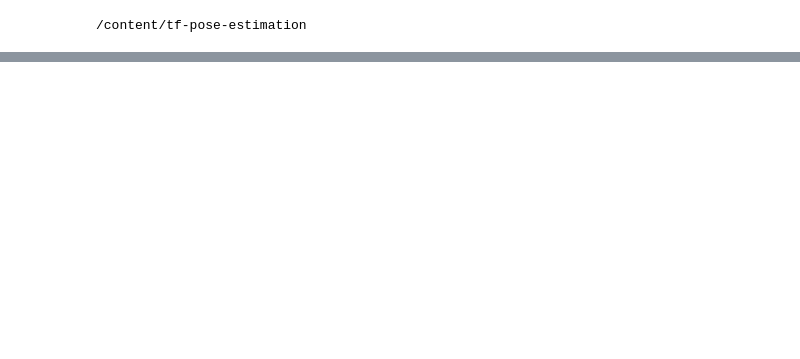
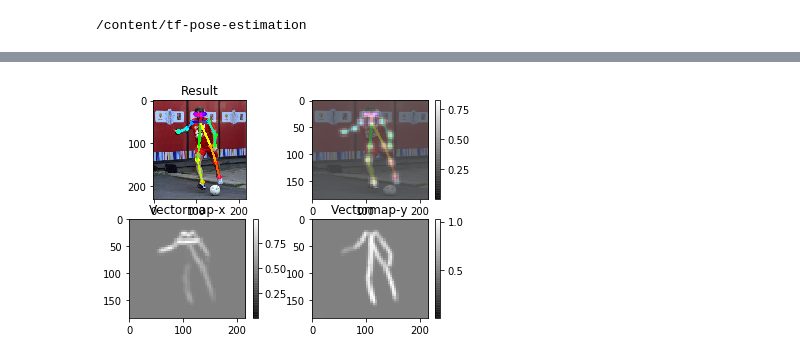
Before and after one commit to fubarlabs/aistudygroup, a Jupyter notebook: pose_estimation.ipynb, the cells around one changed output, grey strips where cells are left out. Cells and saved outputs as stored; diff of their text form; code cells hidden in the pictures; blank space fills up the shorter version.

```diff
--- a/pose_estimation.ipynb
+++ b/pose_estimation.ipynb
@@ -184,0 +146,95 @@ logger = logging.getLogger('TfPoseEstimatorRun')
+# %%
+
+
+import argparse
+import logging
+import sys
+import time
+
+from tf_pose import common
+import cv2
+import numpy as np
+from tf_pose.estimator import TfPoseEstimator
+from tf_pose.networks import get_graph_path, model_wh
+
+logger = logging.getLogger('TfPoseEstimatorRun')
+logger.handlers.clear()
+logger.setLevel(logging.DEBUG)
+ch = logging.StreamHandler()
+ch.setLevel(logging.DEBUG)
+formatter = logging.Formatter('[%(asctime)s] [%(name)s] [%(levelname)s] %(message)s')
+ch.setFormatter(formatter)
+logger.addHandler(ch)
+
+
+if __name__ == '__main__':
+
+    class args:
+      model = ""
+      resize = ""
+      images = ""
+      resize_out_ratio = 4.0
+
+    args.model = "mobilenet_thin"
+    args.resize= "432x368"
+    args.image="./images/p1.jpg"
+
+    w, h = model_wh(args.resize)
+    if w == 0 or h == 0:
+        e = TfPoseEstimator(get_graph_path(args.model), target_size=(432, 368))
+    else:
+        e = TfPoseEstimator(get_graph_path(args.model), target_size=(w, h))
+
+    # estimate human poses from a single image !
+    image = common.read_imgfile(args.image, None, None)
+    if image is None:
+        logger.error('Image can not be read, path=%s' % args.image)
+        sys.exit(-1)
+
+    t = time.time()
+    humans = e.inference(image, resize_to_default=(w > 0 and h > 0), upsample_size=args.resize_out_ratio)
+    elapsed = time.time() - t
+
+    logger.info('inference image: %s in %.4f seconds.' % (args.image, elapsed))
+
+    image = TfPoseEstimator.draw_humans(image, humans, imgcopy=False)
+
+    try:
+        import matplotlib.pyplot as plt
+
+        fig = plt.figure()
+        a = fig.add_subplot(2, 2, 1)
+        a.set_title('Result')
+        plt.imshow(cv2.cvtColor(image, cv2.COLOR_BGR2RGB))
+
+        bgimg = cv2.cvtColor(image.astype(np.uint8), cv2.COLOR_BGR2RGB)
+        bgimg = cv2.resize(bgimg, (e.heatMat.shape[1], e.heatMat.shape[0]), interpolation=cv2.INTER_AREA)
+
+        # show network output
+        a = fig.add_subplot(2, 2, 2)
+        plt.imshow(bgimg, alpha=0.5)
+        tmp = np.amax(e.heatMat[:, :, :-1], axis=2)
+        plt.imshow(tmp, cmap=plt.cm.gray, alpha=0.5)
+        plt.colorbar()
+
+        tmp2 = e.pafMat.transpose((2, 0, 1))
+        tmp2_odd = np.amax(np.absolute(tmp2[::2, :, :]), axis=0)
+        tmp2_even = np.amax(np.absolute(tmp2[1::2, :, :]), axis=0)
+
+        a = fig.add_subplot(2, 2, 3)
+        a.set_title('Vectormap-x')
+        # plt.imshow(CocoPose.get_bgimg(inp, target_size=(vectmap.shape[1], vectmap.shape[0])), alpha=0.5)
+        plt.imshow(tmp2_odd, cmap=plt.cm.gray, alpha=0.5)
+        plt.colorbar()
+
+        a = fig.add_subplot(2, 2, 4)
+        a.set_title('Vectormap-y')
+        # plt.imshow(CocoPose.get_bgimg(inp, target_size=(vectmap.shape[1], vectmap.shape[0])), alpha=0.5)
+        plt.imshow(tmp2_even, cmap=plt.cm.gray, alpha=0.5)
+        plt.colorbar()
+        plt.show()
+    except Exception as e:
+        logger.warning('matplitlib error, %s' % e)
+        cv2.imshow('result', image)
+        cv2.waitKey()
+# %% [output]
@@ -184,0 +262 @@ logger = logging.getLogger('TfPoseEstimatorRun')
+[figure, added]
```
Also changed, not shown: parts of 17 cells of this notebook.
